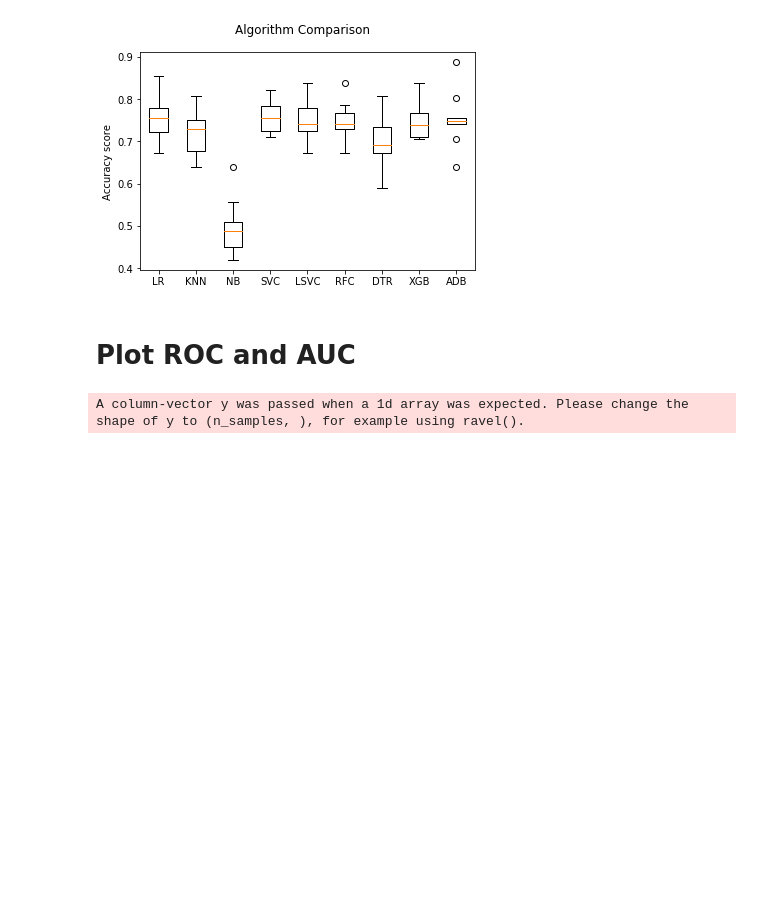
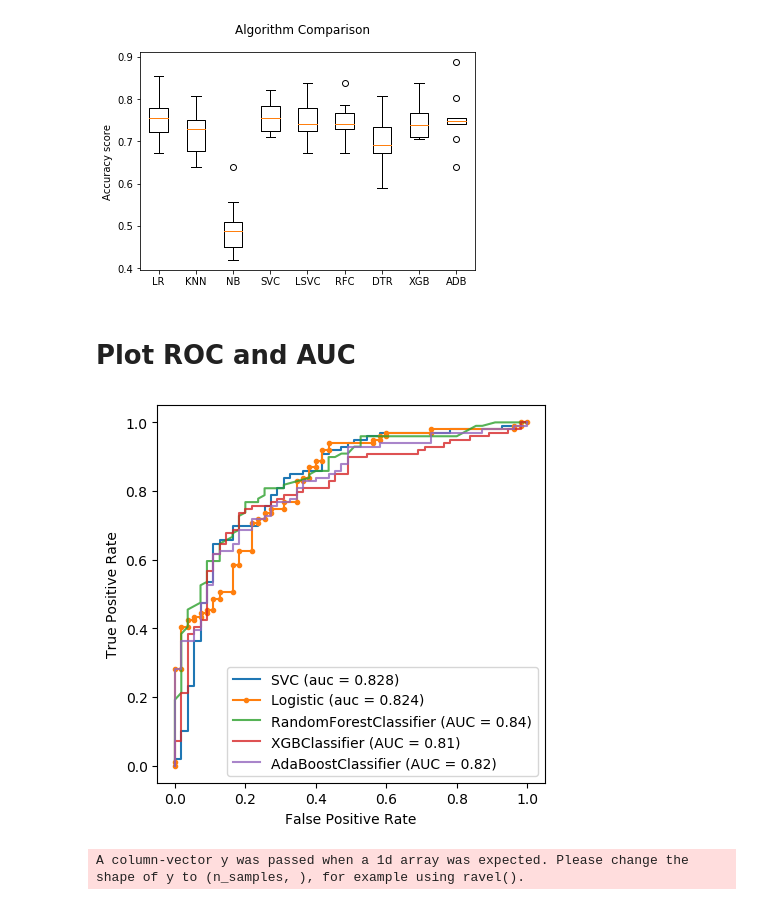
Before and after one commit to yukaberry/portfolio_forecasting_diabetes, a Jupyter notebook: Untitled.ipynb, the cells around one changed output. Drawn from its saved outputs; the diff is of its cells as text; code cells hidden in the pictures; blank space fills up the shorter version.

```diff
--- a/Untitled.ipynb
+++ b/Untitled.ipynb
@@ -174,6 +211,58 @@ plt.show()
 [figure]
 # %% [markdown]
 # Plot ROC and AUC
+# %%
+#Prep for LR
+
+model_logistic = LogisticRegression()
+model_logistic.fit(X_train2, y_train2)
+
+y_pred_logistic = model_logistic.decision_function(X_test2)
+# %%
+#Prep for SVM
+
+model_SVC = SVC()
+model_SVC.fit(X_train2, y_train2)
+
+y_pred_SVC = model_SVC.decision_function(X_test2)
+# %%
+# LR
+logistic_fpr, logistic_tpr, threshold = roc_curve(y_test2, y_pred_logistic)
+auc_logistic = auc(logistic_fpr, logistic_tpr)
+
+#SVM
+svc_fpr, svc_tpr, threshold = roc_curve(y_test2, y_pred_SVC)
+auc_svc = auc(svc_fpr, svc_tpr)
+
+# Plot Graph
+plt.figure(figsize=(5, 5), dpi=100)
+plt.plot(svc_fpr, svc_tpr, linestyle='-', label='SVC (auc = %0.3f)' % auc_svc)
+plt.plot(logistic_fpr, logistic_tpr, marker='.', label='Logistic (auc = %0.3f)' % auc_logistic)
+
+plt.legend()
+
+#matplotlib
+ax = plt.gca()
+
+# prep for RFC
+model_RFC = RandomForestClassifier()
+model_RFC.fit(X_train2, y_train2)
+RFC_display = plot_roc_curve(model_RFC, X_test2, y_test2, ax=ax, alpha=0.8)
+
+#prep for XGB
+model_XGB = XGBClassifier()
+model_XGB.fit(X_train2, y_train2)
+XGB_display = plot_roc_curve(model_XGB, X_test2, y_test2, ax=ax, alpha=0.8)
+
+#Prep for ADB
+model_ADB = AdaBoostClassifier()
+model_ADB.fit(X_train2, y_train2)
+ADB_display = plot_roc_curve(model_ADB, X_test2, y_test2, ax=ax, alpha=0.8)
+
+
+plt.show()
+# %% [output]
+[figure, added]
 # %%
 #Prep for LR
 
```
Also changed, not shown: parts of 6 cells of this notebook, 3 other files.
